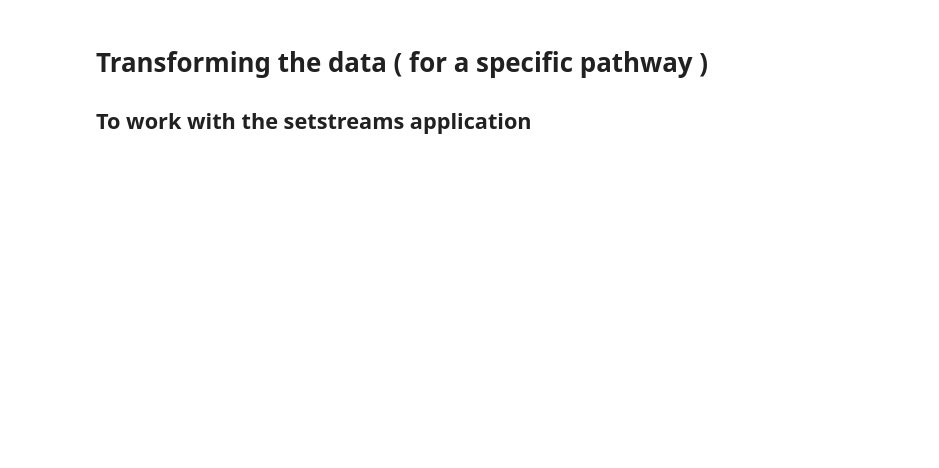
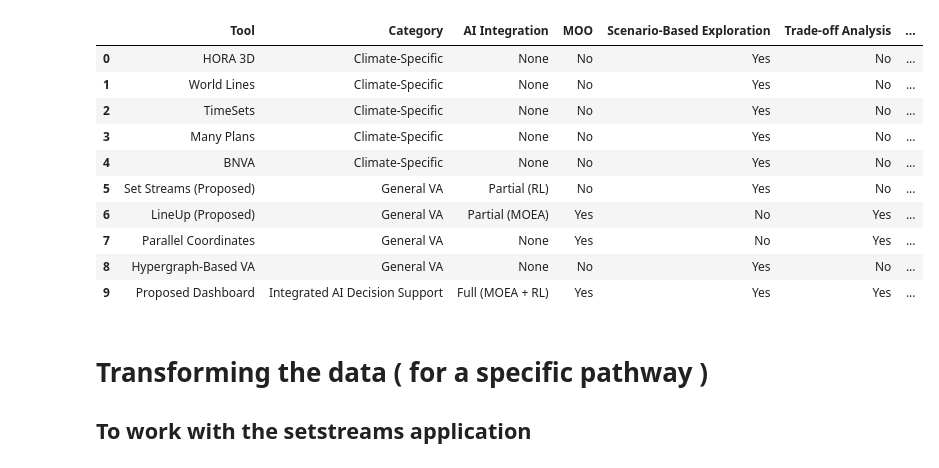
Before and after one commit to ZivHoch/Human-Centered-AI-for-Climate-Adaptation, a Jupyter notebook: TransformTheData.ipynb, the cells around one changed output. Cells and saved outputs as stored; diff of their text form; code cells hidden in the pictures; blank space fills up the shorter version.

```diff
--- a/TransformTheData.ipynb
+++ b/TransformTheData.ipynb
@@ -3,6 +3,71 @@ import pandas as pd
 import numpy as np
 import json
 import re
+# %%
+import pandas as pd
+
+# Define the table structure again since execution state was reset
+table_data = {
+    "Tool": [
+        "HORA 3D", "World Lines", "TimeSets", "Many Plans", "BNVA",
+        "Set Streams (Proposed)", "LineUp (Proposed)", "Parallel Coordinates",
+        "Hypergraph-Based VA", "Proposed Dashboard"
+    ],
+    "Category": [
+        "Climate-Specific", "Climate-Specific", "Climate-Specific", "Climate-Specific", "Climate-Specific",
+        "General VA", "General VA", "General VA", "General VA", "Integrated AI Decision Support"
+    ],
+    "AI Integration": [
+        "None", "None", "None", "None", "None",
+        "Partial (RL)", "Partial (MOEA)", "None", "None", "Full (MOEA + RL)"
+    ],
+    "MOO": [
+        "No", "No", "No", "No", "No",
+        "No", "Yes", "Yes", "No", "Yes"
+    ],
+    "Scenario-Based Exploration": [
+        "Yes", "Yes", "Yes", "Yes", "Yes",
+        "Yes", "No", "No", "Yes", "Yes"
+    ],
+    "Trade-off Analysis": [
+        "No", "No", "No", "No", "No",
+        "No", "Yes", "Yes", "No", "Yes"
+    ],
+    "Handles Uncertainty": [
+        "Yes", "No", "Yes", "Yes", "No",
+        "Yes", "No", "No", "Yes", "Yes"
+    ],
+    "Geospatial Integration": [
+        "Yes", "No", "No", "Yes", "No",
+        "No", "No", "No", "No", "Yes"
+    ],
+    "Interactivity": [
+        "Medium", "Medium", "Medium", "Medium", "Medium",
+        "High", "High", "Medium", "Medium", "High"
+    ],
+    "Key Limitation": [
+        "Limited to flood scenarios", "No trade-off support", "No optimization support",
+        "Static exploration", "No AI integration", "No ranking/prioritization",
+        "No temporal tracking", "Hard to interpret", "Complex for users",
+        "Solves AI-driven limitations"
+    ]
+}
+
+# Create DataFrame
+df_table = pd.DataFrame(table_data)
+df_table
+# %% [output]
+|  | Tool | Category | AI Integration | MOO | Scenario-Based Exploration | Trade-off Analysis | ... |
+| 0 | HORA 3D | Climate-Specific | None | No | Yes | No | ... |
+| 1 | World Lines | Climate-Specific | None | No | Yes | No | ... |
+| 2 | TimeSets | Climate-Specific | None | No | Yes | No | ... |
+| 3 | Many Plans | Climate-Specific | None | No | Yes | No | ... |
+| 4 | BNVA | Climate-Specific | None | No | Yes | No | ... |
+| 5 | Set Streams (Proposed) | General VA | Partial (RL) | No | Yes | No | ... |
+| 6 | LineUp (Proposed) | General VA | Partial (MOEA) | Yes | No | Yes | ... |
+| 7 | Parallel Coordinates | General VA | None | Yes | No | Yes | ... |
+| 8 | Hypergraph-Based VA | General VA | None | No | Yes | No | ... |
+| 9 | Proposed Dashboard | Integrated AI Decision Support | Full (MOEA + RL) | Yes | Yes | Yes | ... |
 # %%
 import warnings
 
```
Also changed, not shown: parts of 7 cells of this notebook, 3 other files.
